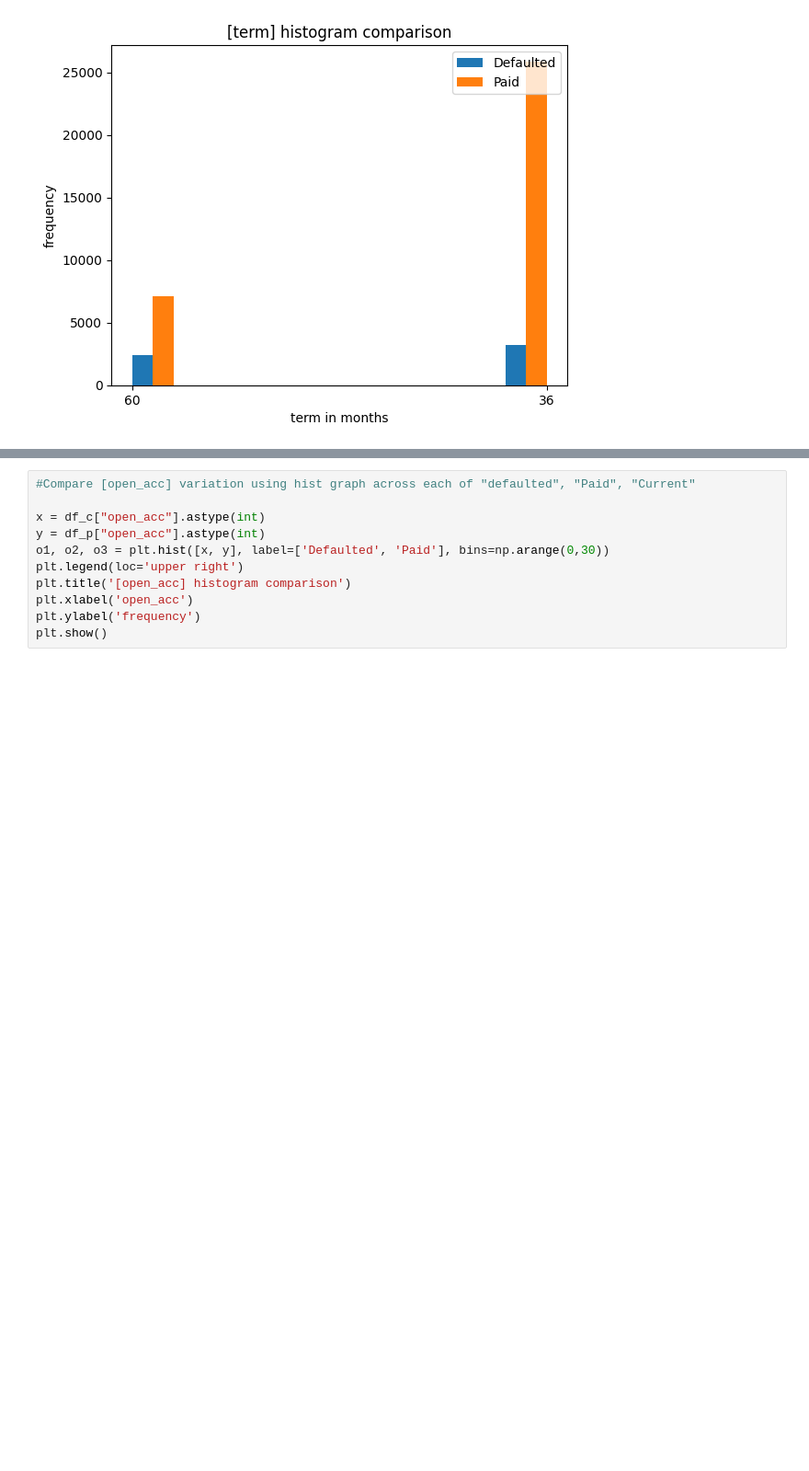
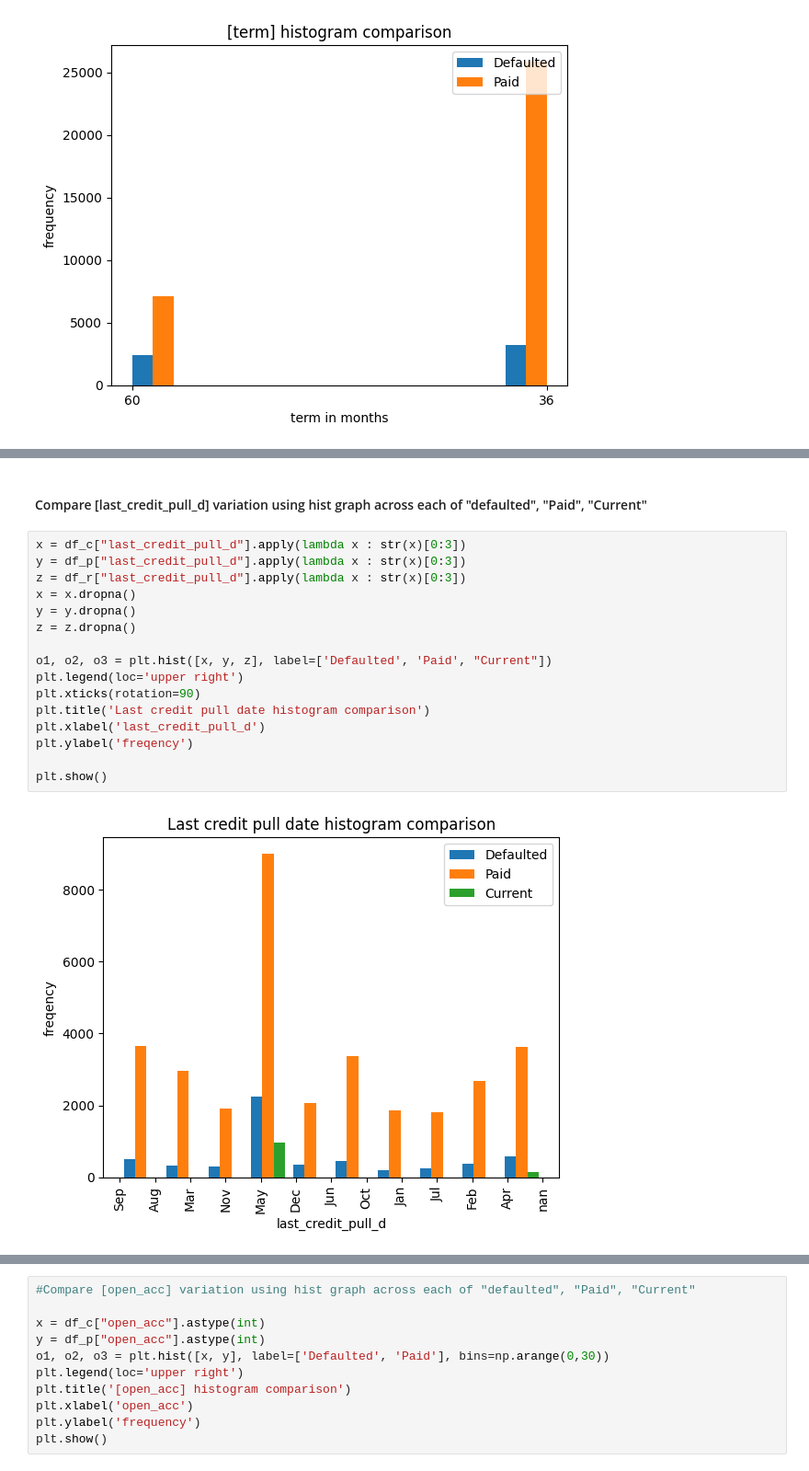
Before and after one commit to santoshmahto7/LendingClubCase, a Jupyter notebook: loan_santosh_1.ipynb, the cells around one changed output, grey strips where cells are left out. Shown at 92% size. Drawn from its saved outputs; the diff is of its cells as text; blank space fills up the shorter version.

```diff
--- a/loan_santosh_1.ipynb
+++ b/loan_santosh_1.ipynb
@@ -315,3 +379,23 @@ plt.ylabel('frequency')
 plt.show()
 # %% [output]
 [figure]
+# %% [markdown]
+#### Compare [last_credit_pull_d] variation using hist graph across each of "defaulted", "Paid", "Current"
+# %%
+x = df_c["last_credit_pull_d"].apply(lambda x : str(x)[0:3])
+y = df_p["last_credit_pull_d"].apply(lambda x : str(x)[0:3])
+z = df_r["last_credit_pull_d"].apply(lambda x : str(x)[0:3])
+x = x.dropna()
+y = y.dropna()
+z = z.dropna()
+
+o1, o2, o3 = plt.hist([x, y, z], label=['Defaulted', 'Paid', "Current"])
+plt.legend(loc='upper right')
+plt.xticks(rotation=90)
+plt.title('Last credit pull date histogram comparison')
+plt.xlabel('last_credit_pull_d')
+plt.ylabel('freqency')
+
+plt.show()
+# %% [output]
+[figure, new version]
```
Also changed, not shown: parts of 68 cells of this notebook.
